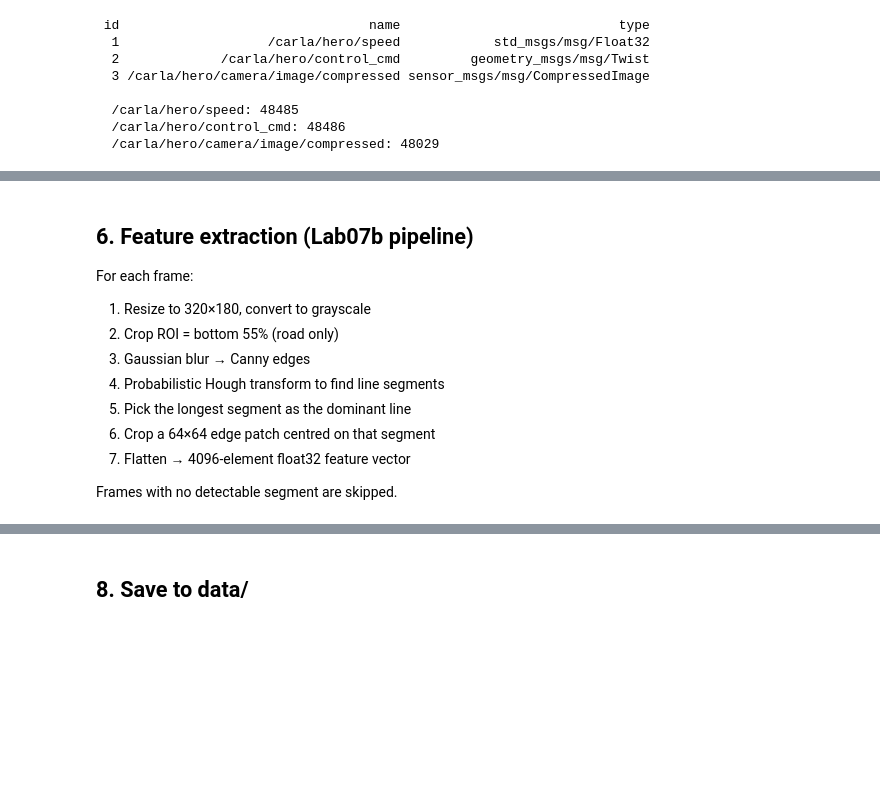
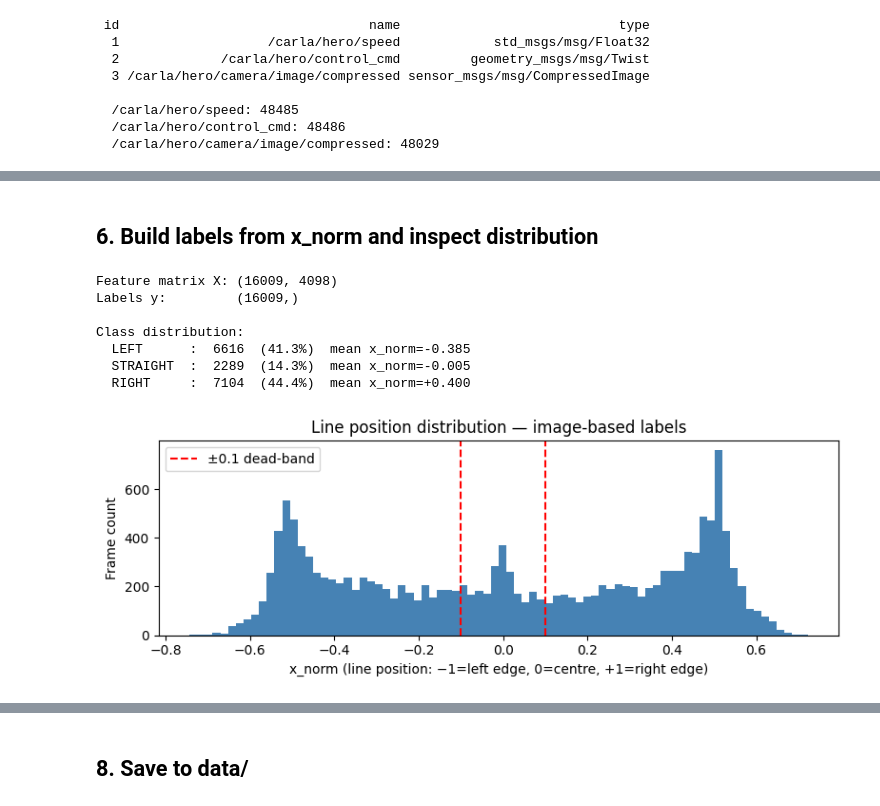
Before and after one commit to dccelectronicsgermany/Autonomous_Systems_A_Lab_Group_4, a Jupyter notebook: notebooks/01_extract_dataset.ipynb, the cells around one changed output, grey strips where cells are left out. Drawn from its saved outputs; the diff is of its cells as text; code cells hidden in the pictures; blank space fills up the shorter version.

```diff
--- a/notebooks/01_extract_dataset.ipynb
+++ b/notebooks/01_extract_dataset.ipynb
@@ -294,0 +166,14 @@ Steering range: [-0.820, 0.455]
+# %%
+DEAD_BAND = 0.10   # x_norm threshold — tune if class distribution is too skewed
+
+def xnorm_to_label(x_norm: float) -> int:
+    if x_norm < -DEAD_BAND:
+        return 0  # LEFT
+    elif x_norm > DEAD_BAND:
+        return 2  # RIGHT
+    return 1      # STRAIGHT
+
+print(f"Dead-band: ±{DEAD_BAND}")
+print("x_norm < -0.10  →  LEFT")
+print("-0.10 to +0.10  →  STRAIGHT")
+print("x_norm > +0.10  →  RIGHT")
@@ -331,14 +259,38 @@ Class distribution:
 # %% [markdown]
-## 6. Feature extraction (Lab07b pipeline)
-
-For each frame:
-1. Resize to 320×180, convert to grayscale
-2. Crop ROI = bottom 55% (road only)
-3. Gaussian blur → Canny edges
-4. Probabilistic Hough transform to find line segments
-5. Pick the longest segment as the dominant line
-6. Crop a 64×64 edge patch centred on that segment
-7. Flatten → 4096-element float32 feature vector
-
-Frames with no detectable segment are skipped.
+## 6. Build labels from x_norm and inspect distribution
+# %%
+X        = np.array(X_list,  dtype=np.float32)
+x_norms  = np.array(x_norms, dtype=np.float32)
+y_labels = np.array([xnorm_to_label(x) for x in x_norms], dtype=np.int32)
+
+print(f"Feature matrix X: {X.shape}")
+print(f"Labels y:         {y_labels.shape}")
+print()
+print("Class distribution:")
+for i, name in enumerate(CLASS_NAMES):
+    mask = y_labels == i
+    n    = mask.sum()
+    mean_x = x_norms[mask].mean() if n > 0 else 0.0
+    print(f"  {name:10s}: {n:5d}  ({100*n/len(y_labels):.1f}%)  mean x_norm={mean_x:+.3f}")
+
+# Plot x_norm distribution with class boundaries
+plt.figure(figsize=(8, 3))
+plt.hist(x_norms, bins=80, color="steelblue", edgecolor="none")
+plt.axvline(-DEAD_BAND, color="red",   linestyle="--", linewidth=1.5, label=f"±{DEAD_BAND} dead-band")
+plt.axvline( DEAD_BAND, color="red",   linestyle="--", linewidth=1.5)
+plt.xlabel("x_norm (line position: −1=left edge, 0=centre, +1=right edge)")
+plt.ylabel("Frame count")
+plt.title("Line position distribution — image-based labels")
+plt.legend()
+plt.tight_layout()
+plt.show()
+# %% [output]
+Feature matrix X: (16009, 4098)
+Labels y:         (16009,)
+
+Class distribution:
+  LEFT      :  6616  (41.3%)  mean x_norm=-0.385
+  STRAIGHT  :  2289  (14.3%)  mean x_norm=-0.005
+  RIGHT     :  7104  (44.4%)  mean x_norm=+0.400
+[figure, new version]
 # %% [markdown]
```
Also changed, not shown: parts of 16 cells of this notebook.
